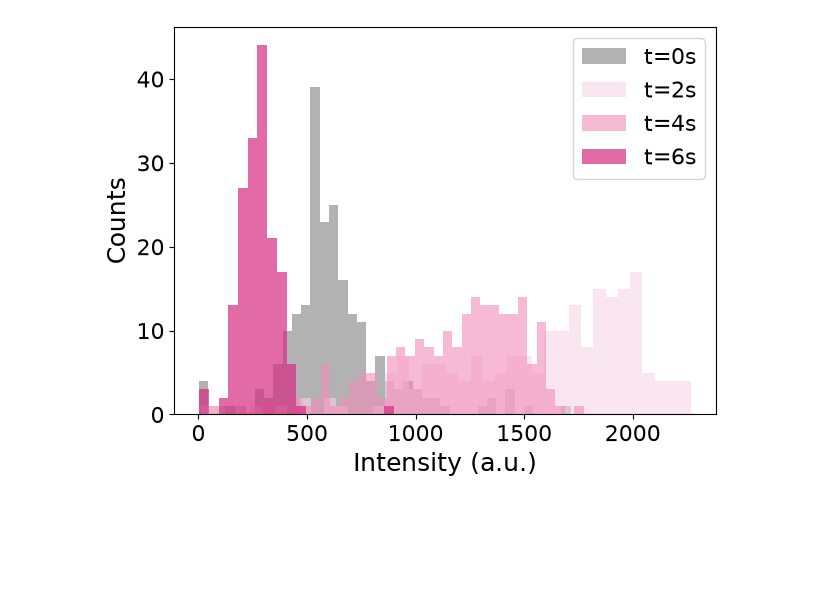
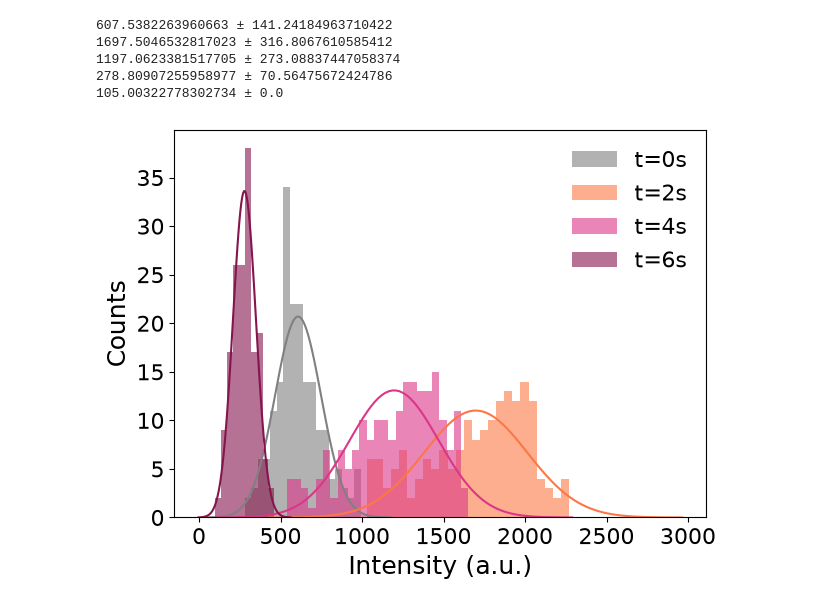
Before and after one commit to weronika-coder/praca_inzynierska, a Jupyter notebook: analiza/próbka1/analiza.ipynb, the cells around one changed output. Cells and saved outputs as stored; diff of their text form; code cells hidden in the pictures; blank space fills up the shorter version.

```diff
--- a/analiza/próbka1/analiza.ipynb
+++ b/analiza/próbka1/analiza.ipynb
@@ -6,7 +6,7 @@ ustaw_styl_wykresow()
 #komentarz
 
 #kolory
-colors = ["#808080","#F8D6E7","#F38CBA", "#D61877","#731343"]
+colors = ["#808080","#FB7845", "#DB3688","#85154D","#260109"]
 # %%
 #import wszystkich mapek (i pojedynczych widm dla t=8s) dla próbki 1
 
@@ -106,0 +238,5 @@ centers_Raman_LA_8s, fwhms_Raman_LA_8s, intensities_Raman_LA_8s =fitLorentz((rs_
+# %%
+def gauss(mu,sigma):
+    x=np.linspace(mu-4*sigma,mu+4*sigma,100)
+    y=(1/(sigma*np.sqrt(2*np.pi)))*np.exp(-0.5*((x-mu)/sigma)**2)
+    return x,y
@@ -180,13 +314,70 @@ print(f"{shifts_PL_8s}")
+# %%
+#średnie intensywności PL na podstawie rozkładu normalnego
+mu_intensities_PL_0s, sigma_intensities_PL_0s = norm.fit(intensities_PL_0s)
+print(f"{mu_intensities_PL_0s} ± {sigma_intensities_PL_0s}")
+x_intensities_PL_0s,y_intensities_PL_0s=gauss(mu_intensities_PL_0s,sigma_intensities_PL_0s)
+
+
+mu_intensities_PL_2s, sigma_intensities_PL_2s = norm.fit(intensities_PL_2s)
+print(f"{mu_intensities_PL_2s} ± {sigma_intensities_PL_2s}")
+x_intensities_PL_2s,y_intensities_PL_2s=gauss(mu_intensities_PL_2s,sigma_intensities_PL_2s)
+
+
+mu_intensities_PL_4s, sigma_intensities_PL_4s = norm.fit(intensities_PL_4s)
+print(f"{mu_intensities_PL_4s} ± {sigma_intensities_PL_4s}")
+x_intensities_PL_4s,y_intensities_PL_4s=gauss(mu_intensities_PL_4s,sigma_intensities_PL_4s)
+
+
+mu_intensities_PL_6s, sigma_intensities_PL_6s = norm.fit(intensities_PL_6s)
+print(f"{mu_intensities_PL_6s} ± {sigma_intensities_PL_6s}")
+x_intensities_PL_6s,y_intensities_PL_6s=gauss(mu_intensities_PL_6s,sigma_intensities_PL_6s)
+
+
+
+mu_intensities_PL_8s, sigma_intensities_PL_8s = norm.fit(intensities_PL_8s)
+print(f"{mu_intensities_PL_8s} ± {sigma_intensities_PL_8s}")
+
+mu_intensities_PL=[mu_intensities_PL_0s,mu_intensities_PL_2s,mu_intensities_PL_4s,mu_intensities_PL_6s,mu_intensities_PL_8s]
+u_intensities_PL=[sigma_intensities_PL_0s,sigma_intensities_PL_2s,sigma_intensities_PL_4s,sigma_intensities_PL_6s,sigma_intensities_PL_8s]
+# %% [output]
+607.5382263960663 ± 141.24184963710422
+1697.5046532817023 ± 316.8067610585412
+1197.0623381517705 ± 273.08837447058374
+278.80907255958977 ± 70.56475672424786
+105.00322778302734 ± 0.0
 # %%
 #histogramy intensywności piku PL
+szerokosc_binu_intensities_PL_0s = (np.max(intensities_PL_0s)-np.min(intensities_PL_0s))/18
+liczba_probek_intensities_PL_0s = len(intensities_PL_0s)
+y_intensities_PL_0s_ = y_intensities_PL_0s*liczba_probek_intensities_PL_0s*szerokosc_binu_intensities_PL_0s
 
-plt.hist(intensities_PL_0s, bins=40, label="t=0s",alpha=0.6, color=colors[0])
-plt.hist(intensities_PL_2s, bins=40, label="t=2s", alpha=0.6,color=colors[1])
-plt.hist(intensities_PL_4s, bins=40, label="t=4s",alpha=0.60,color=colors[2])
-plt.hist(intensities_PL_6s, bins=20, label="t=6s", alpha=0.70,color=colors[3])
+
+szerokosc_binu_intensities_PL_2s = (np.max(intensities_PL_2s)-np.min(intensities_PL_2s))/25
+liczba_probek_intensities_PL_2s = len(intensities_PL_2s)
+y_intensities_PL_2s_ = y_intensities_PL_2s*liczba_probek_intensities_PL_2s*szerokosc_binu_intensities_PL_2s
+
+szerokosc_binu_intensities_PL_4s = (np.max(intensities_PL_4s)-np.min(intensities_PL_4s))/25
+liczba_probek_intensities_PL_4s = len(intensities_PL_4s)
+y_intensities_PL_4s_ = y_intensities_PL_4s*liczba_probek_intensities_PL_4s*szerokosc_binu_intensities_PL_4s
+
+szerokosc_binu_intensities_PL_6s = (np.max(intensities_PL_6s)-np.min(intensities_PL_6s))/10
+liczba_probek_intensities_PL_6s = len(intensities_PL_6s)
+y_intensities_PL_6s_ = y_intensities_PL_6s*liczba_probek_intensities_PL_6s*szerokosc_binu_intensities_PL_6s
+
+
+
+
+plt.hist(intensities_PL_0s, bins=18, label="t=0s",alpha=0.6, color=colors[0])
+plt.plot(x_intensities_PL_0s,y_intensities_PL_0s_,color=colors[0])
+plt.hist(intensities_PL_2s, bins=25, label="t=2s", alpha=0.6,color=colors[1])
+plt.plot(x_intensities_PL_2s,y_intensities_PL_2s_,color=colors[1])
+plt.hist(intensities_PL_4s, bins=25, label="t=4s",alpha=0.60,color=colors[2])
+plt.plot(x_intensities_PL_4s,y_intensities_PL_4s_,color=colors[2])
+plt.hist(intensities_PL_6s, bins=10, label="t=6s", alpha=0.70,color=colors[3])
+plt.plot(x_intensities_PL_6s,y_intensities_PL_6s_,color=colors[3])
 plt.xlabel(r"Intensity (a.u.)")
 plt.ylabel("Counts")
 plt.legend()
 plt.savefig(sciezka/'histogram_intensywnosci_PL.png')
 # %% [output]
-[figure, old version]
+[figure, new version]
```
Also changed, not shown: parts of 39 cells of this notebook, 39 other files.
